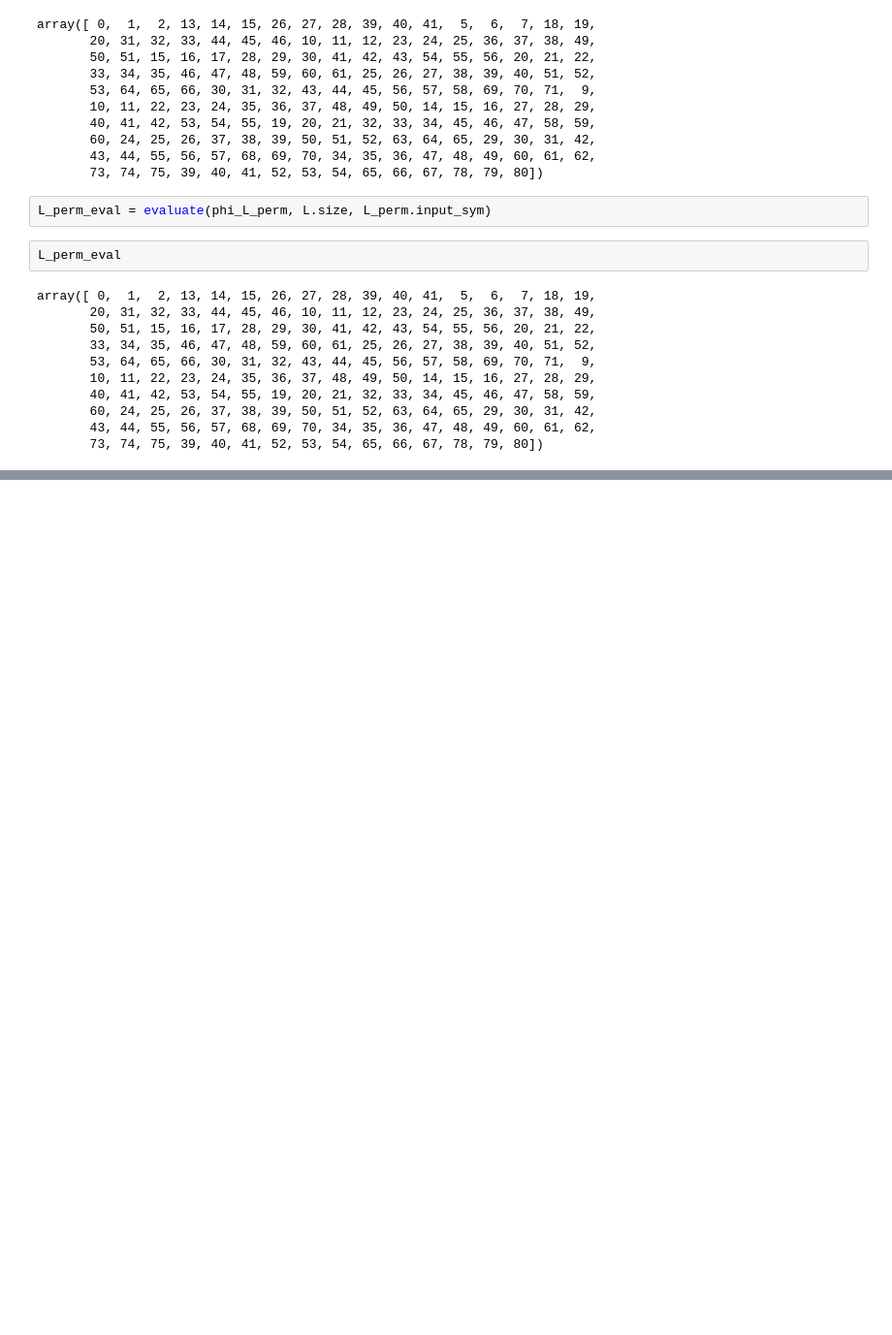
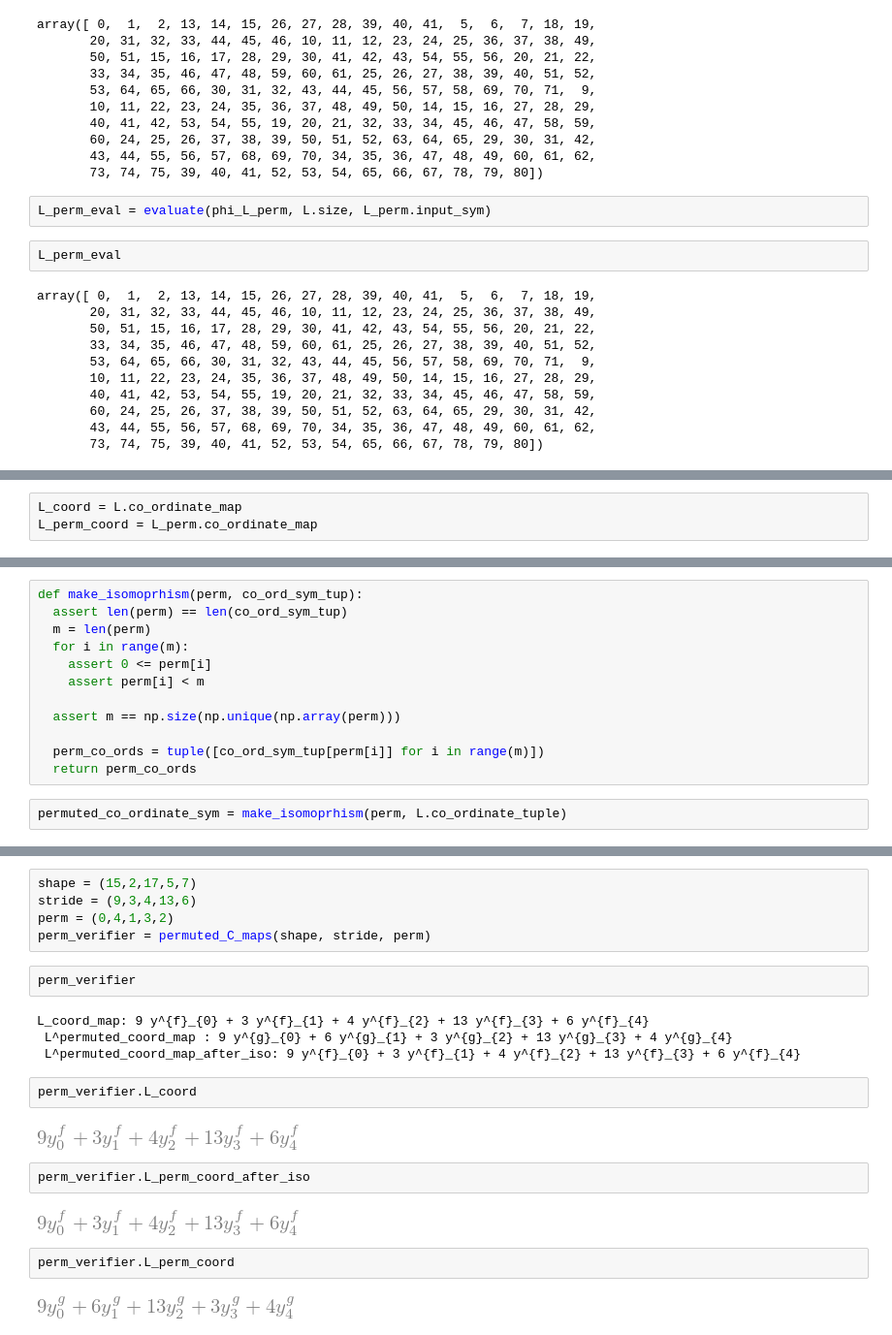
Before and after one commit to PranavDeepakSathya/CudaNotebooks, a Jupyter notebook: TCGEN5/Copy_instruction/flat_layout.ipynb, the cells around one changed output, grey strips where cells are left out. Shown at 97% size. Saved outputs shown, nothing was run; the diff lists cells and outputs as text; blank space fills up the shorter version.

```diff
--- a/TCGEN5/Copy_instruction/flat_layout.ipynb
+++ b/TCGEN5/Copy_instruction/flat_layout.ipynb
@@ -120,0 +142,3 @@ array([ 0,  1,  2, 13, 14, 15, 26, 27, 28, 39, 40, 41,  5,  6,  7, 18, 19,
+# %%
+L_coord = L.co_ordinate_map
+L_perm_coord = L_perm.co_ordinate_map
@@ -120,0 +153,14 @@ array([ 0,  1,  2, 13, 14, 15, 26, 27, 28, 39, 40, 41,  5,  6,  7, 18, 19,
+# %%
+def make_isomoprhism(perm, co_ord_sym_tup):
+  assert len(perm) == len(co_ord_sym_tup)
+  m = len(perm)
+  for i in range(m):
+    assert 0 <= perm[i]
+    assert perm[i] < m
+
+  assert m == np.size(np.unique(np.array(perm)))
+
+  perm_co_ords = tuple([co_ord_sym_tup[perm[i]] for i in range(m)])
+  return perm_co_ords
+# %%
+permuted_co_ordinate_sym = make_isomoprhism(perm, L.co_ordinate_tuple)
@@ -120,0 +240,23 @@ array([ 0,  1,  2, 13, 14, 15, 26, 27, 28, 39, 40, 41,  5,  6,  7, 18, 19,
+# %%
+shape = (15,2,17,5,7)
+stride = (9,3,4,13,6)
+perm = (0,4,1,3,2)
+perm_verifier = permuted_C_maps(shape, stride, perm)
+# %%
+perm_verifier
+# %% [output]
+L_coord_map: 9 y^{f}_{0} + 3 y^{f}_{1} + 4 y^{f}_{2} + 13 y^{f}_{3} + 6 y^{f}_{4}
+ L^permuted_coord_map : 9 y^{g}_{0} + 6 y^{g}_{1} + 3 y^{g}_{2} + 13 y^{g}_{3} + 4 y^{g}_{4}
+ L^permuted_coord_map_after_iso: 9 y^{f}_{0} + 3 y^{f}_{1} + 4 y^{f}_{2} + 13 y^{f}_{3} + 6 y^{f}_{4}
+# %%
+perm_verifier.L_coord
+# %% [output]
+[figure, added]
+# %%
+perm_verifier.L_perm_coord_after_iso
+# %% [output]
+[figure, added]
+# %%
+perm_verifier.L_perm_coord
+# %% [output]
+[figure, added]
```
Also changed, not shown: parts of 16 cells of this notebook.
